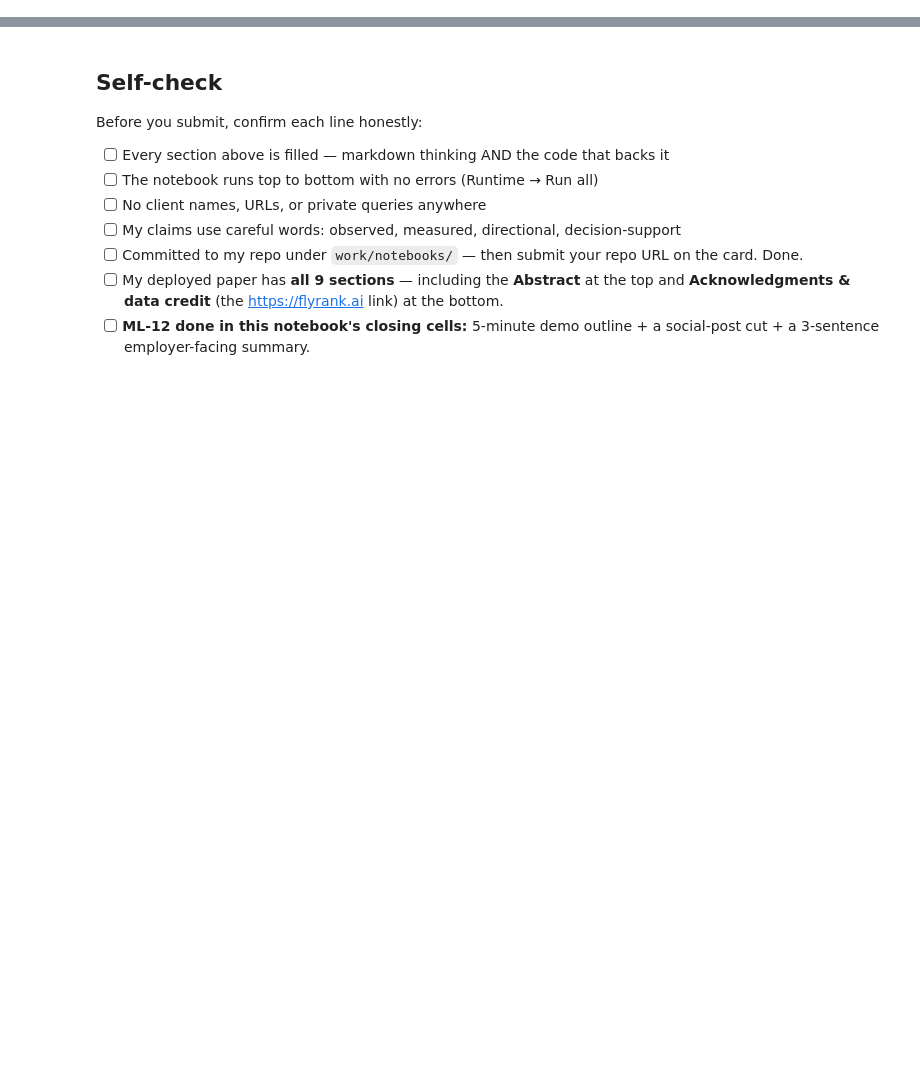
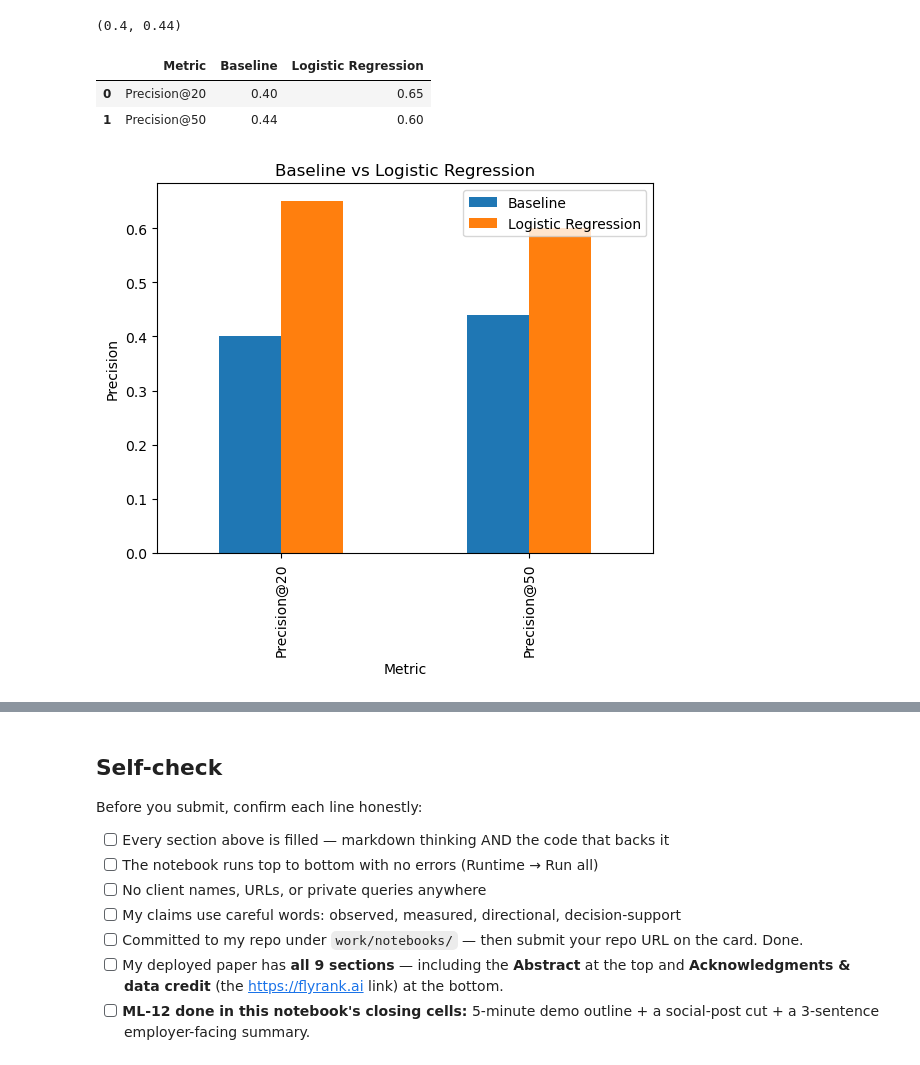
Before and after one commit to LeylaAghayeva1/ml-search-engineering, a Jupyter notebook: work/notebooks/capstone.ipynb, the cells around one changed output, grey strips where cells are left out. Drawn from its saved outputs; the diff is of its cells as text; code cells hidden in the pictures; blank space fills up the shorter version.

```diff
--- a/work/notebooks/capstone.ipynb
+++ b/work/notebooks/capstone.ipynb
@@ -36,0 +205,8 @@ This skeleton is yours to fill. Work the sections **in order** — each one has
+# %%
+def precision_at_k(results, k):
+    top_k = results.sort_values(
+        "score",
+        ascending=False
+    ).head(k)
+
+    return top_k["actual"].mean()
@@ -36,0 +245,55 @@ This skeleton is yours to fill. Work the sections **in order** — each one has
+# %%
+baseline_p20 = precision_at_k(
+    baseline_results,
+    20
+)
+
+baseline_p50 = precision_at_k(
+    baseline_results,
+    50
+)
+
+baseline_p20, baseline_p50
+# %% [output]
+(0.4, 0.44)
+# %%
+results_table = pd.DataFrame({
+    "Metric": [
+        "Precision@20",
+        "Precision@50"
+    ],
+    "Baseline": [
+        baseline_p20,
+        baseline_p50
+    ],
+    "Logistic Regression": [
+        model_p20,
+        model_p50
+    ]
+})
+
+results_table
+# %% [output]
+|  | Metric | Baseline | Logistic Regression |
+| 0 | Precision@20 | 0.40 | 0.65 |
+| 1 | Precision@50 | 0.44 | 0.60 |
+# %%
+import matplotlib.pyplot as plt
+
+results_table.set_index(
+    "Metric"
+).plot(
+    kind="bar"
+)
+
+plt.ylabel(
+    "Precision"
+)
+
+plt.title(
+    "Baseline vs Logistic Regression"
+)
+
+plt.show()
+# %% [output]
+[figure, added]
```
Also changed, not shown: parts of 28 cells of this notebook, 1 other file.
